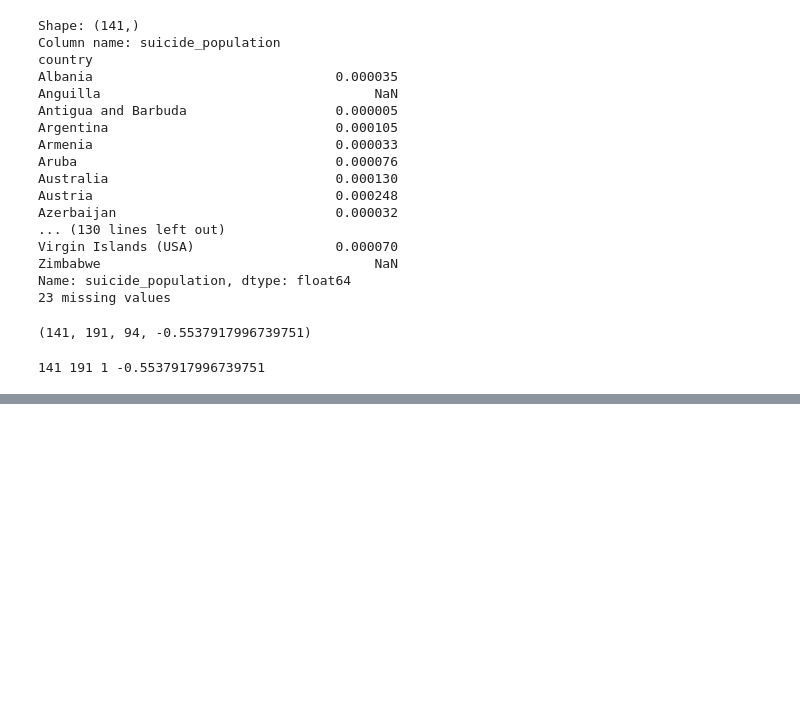
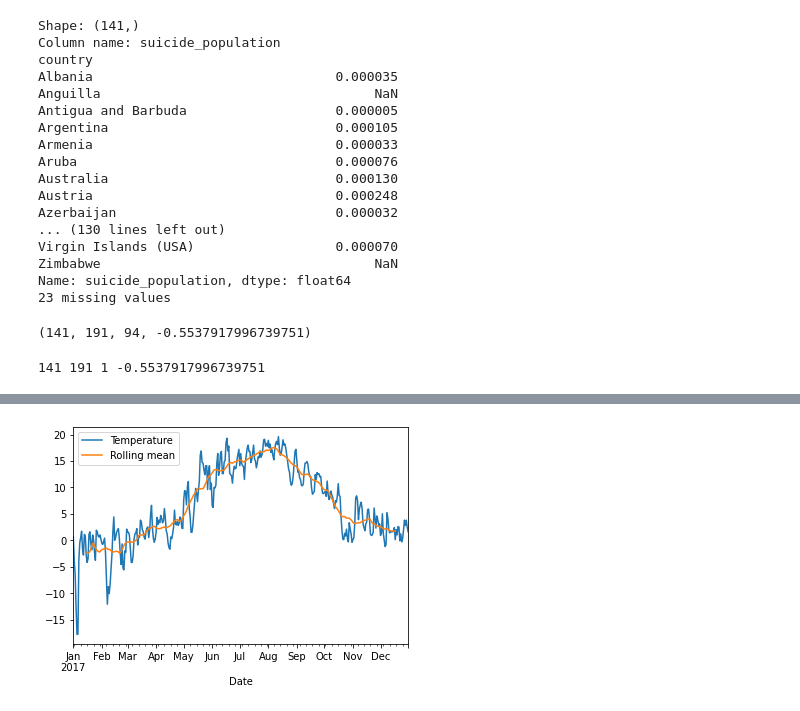
Before and after one commit to annassanchez/HY-2021-DataScience, a Jupyter notebook: week05/week05.ipynb, the cells around one changed output, grey strips where cells are left out. Drawn from its saved outputs; the diff is of its cells as text; code cells hidden in the pictures; blank space fills up the shorter version.

```diff
--- a/week05/week05.ipynb
+++ b/week05/week05.ipynb
@@ -811,0 +926,5 @@ def suicide_weather():
+# %%
+data = pd.DataFrame({"Temperature" : wh2.Temperature, "Rolling mean" : rolling.mean()})
+data.plot();
+# %% [output]
+[figure, added]
```
Also changed, not shown: parts of 12 cells of this notebook.
